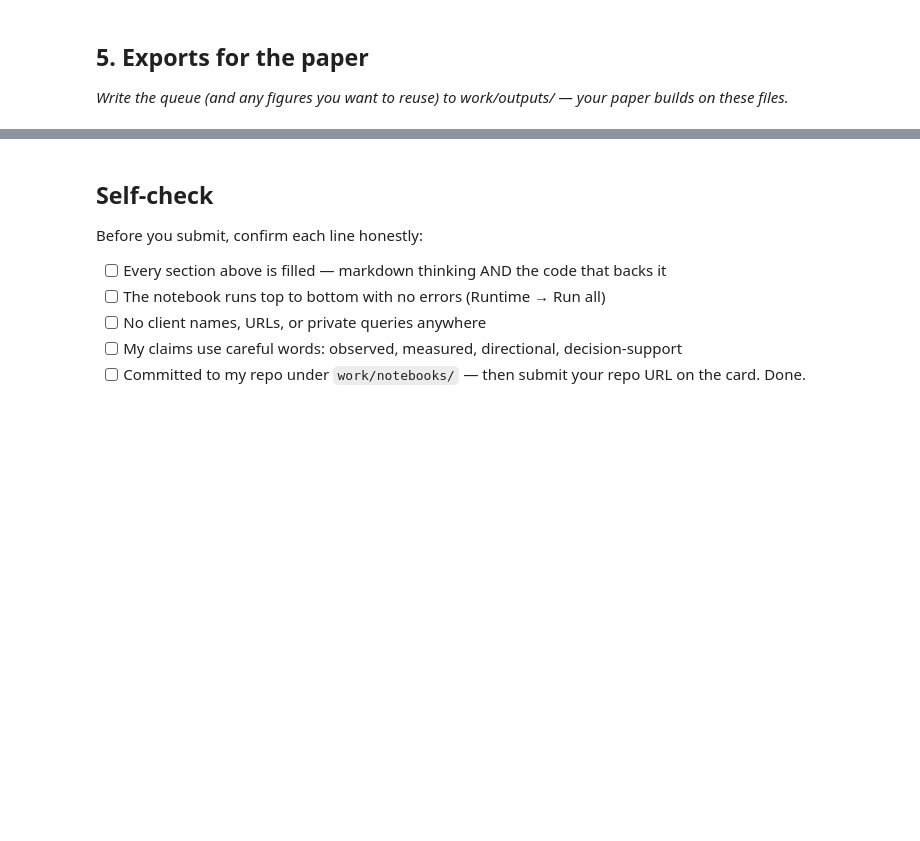
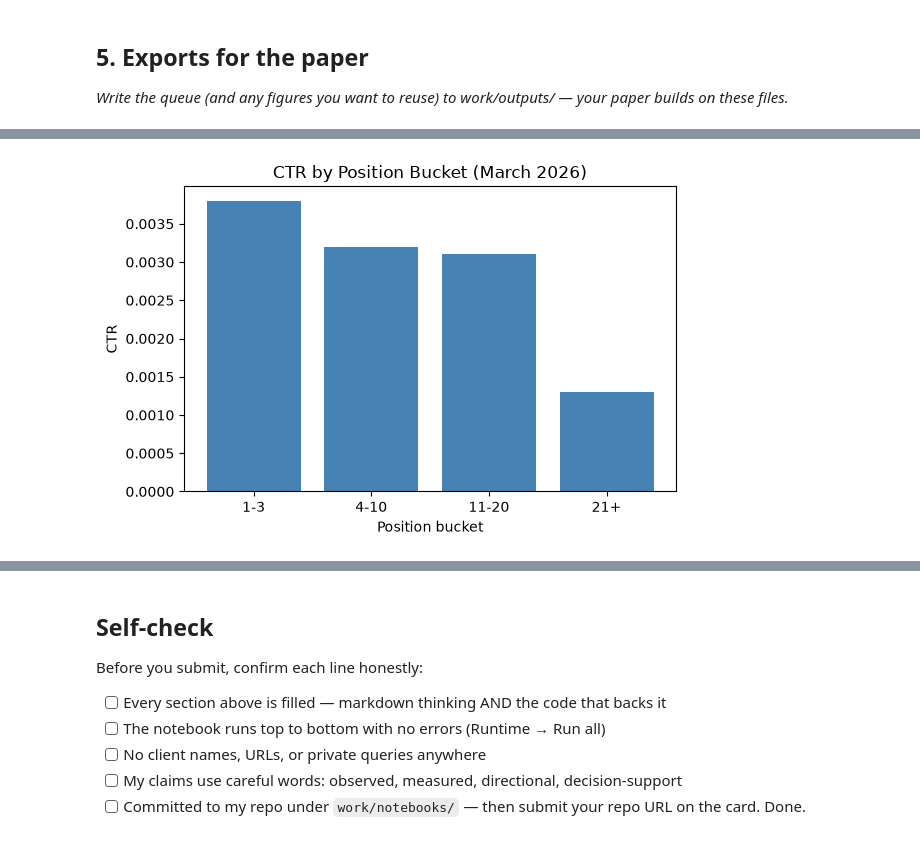
Before and after one commit to BilaalBakare/Flyrank-internship, a Jupyter notebook: work/notebooks/w07_action_playbook.ipynb, the cells around one changed output, grey strips where cells are left out. Saved outputs shown, nothing was run; the diff lists cells and outputs as text; code cells hidden in the pictures; blank space fills up the shorter version.

Commit message:
Exports for the paper

```diff
--- a/work/notebooks/w07_action_playbook.ipynb
+++ b/work/notebooks/w07_action_playbook.ipynb
@@ -162,0 +160,90 @@ Suggested cadence: given this is a human-reviewed, non-production tool, a lightw
+# %%
+# This cell is for CODE (numbers, a query, a check).
+# Write your text answer in the cell ABOVE this one — typing sentences here breaks Run All.
+
+import os
+import json
+
+os.makedirs('work/outputs', exist_ok=True)
+os.makedirs('work/figures', exist_ok=True)
+
+# --- 1. Export the ranked queue ---
+playbook_df.to_csv('work/outputs/action_playbook_queue.csv', index=False)
+print(f"Queue exported: {len(playbook_df)} rows")
+
+# --- 2. Export metrics as JSON (the receipts) ---
+metrics = {
+    "month": "2026-03",
+    "client_scope": "single client (client_23a62021009f63c4) — see Section 2 limits",
+    "total_flagged_rows": len(playbook_df),
+    "reason_code_counts": playbook_df['reason_code'].value_counts().to_dict(),
+    "overall_avg_ctr": float(playbook_df['overall_avg_ctr'].iloc[0]) if len(playbook_df) > 0 else None,
+
+    "ctr_by_position_bucket": {
+        "1-3": 0.0038,
+        "4-10": 0.0032,
+        "11-20": 0.0031,
+        "21+": 0.0013
+    },
+
+    "week4_baseline": {
+        "rule": "position >= 21 AND impressions >= 50",
+        "reason_code": "POOR_POSITION_WITH_VISIBILITY",
+        "action": "improve_ctr",
+        "rows_flagged": 183158
+    },
+
+    "model_vs_baseline_week5": {
+        "split": "grouped by content_hash_id (GroupShuffleSplit, test_size=0.2)",
+        "baseline_week4_rule": {
+            "precision": 0.857519,
+            "recall": 0.048466,
+            "f1": 0.091747
+        },
+        "logistic_regression_week5": {
+            "precision": 0.957154,
+            "recall": 0.846517,
+            "f1": 0.898442
+        }
+    },
+
+    "week5_model_coefficients": {
+        "gsc_avg_position": 0.037346,
+        "gsc_impressions": -0.005760
+    },
+
+    "week5_confusion_matrix": {
+        "true_negatives": 46642,
+        "false_positives": 24695,
+        "false_negatives": 100024,
+        "true_positives": 551670
+    },
+
+    "grouped_vs_naive_split_week6": {
+        "note": "Before/after naive-vs-grouped split comparison was designed in Week 6 but not confirmed run in the notebooks provided — fill in once w06 is executed.",
+        "naive_split_before": None,
+        "grouped_split_after": None
+    }
+}
+
+with open('work/outputs/metrics.json', 'w') as f:
+    json.dump(metrics, f, indent=2)
+
+print("Metrics JSON written to work/outputs/metrics.json")
+
+# --- 3. Save a figure to reuse (example: CTR by position bucket bar chart) ---
+import matplotlib.pyplot as plt
+
+fig, ax = plt.subplots(figsize=(6,4))
+buckets = ['1-3', '4-10', '11-20', '21+']
+ctrs = [0.0038, 0.0032, 0.0031, 0.0013]
+ax.bar(buckets, ctrs, color='steelblue')
+ax.set_title('CTR by Position Bucket (March 2026)')
+ax.set_ylabel('CTR')
+ax.set_xlabel('Position bucket')
+plt.tight_layout()
+plt.savefig('work/figures/ctr_by_position_bucket.png', dpi=150)
+plt.show()
+
+print("Figure saved to work/figures/ctr_by_position_bucket.png")
+# %% [output]
@@ -162,0 +252 @@ Suggested cadence: given this is a human-reviewed, non-production tool, a lightw
+[figure, added]
```
Also changed, not shown: parts of 2 cells of this notebook, 3 other files.
